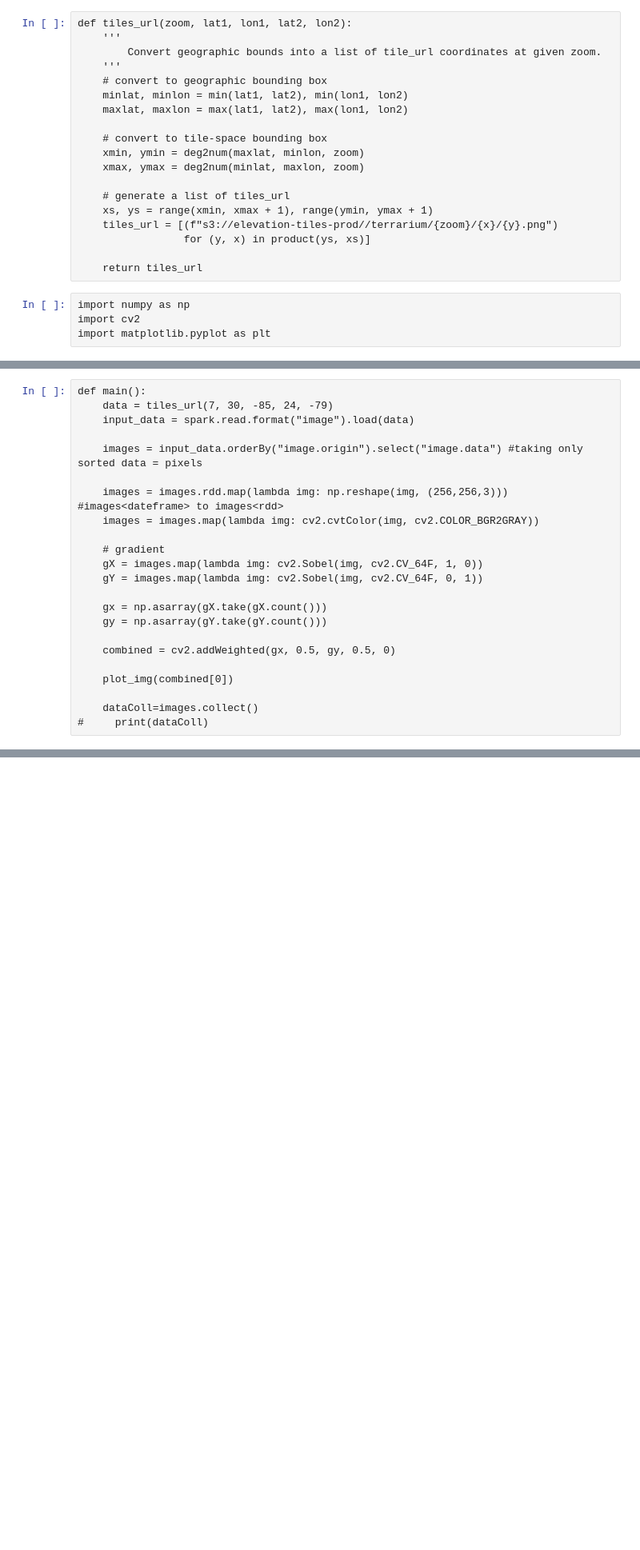
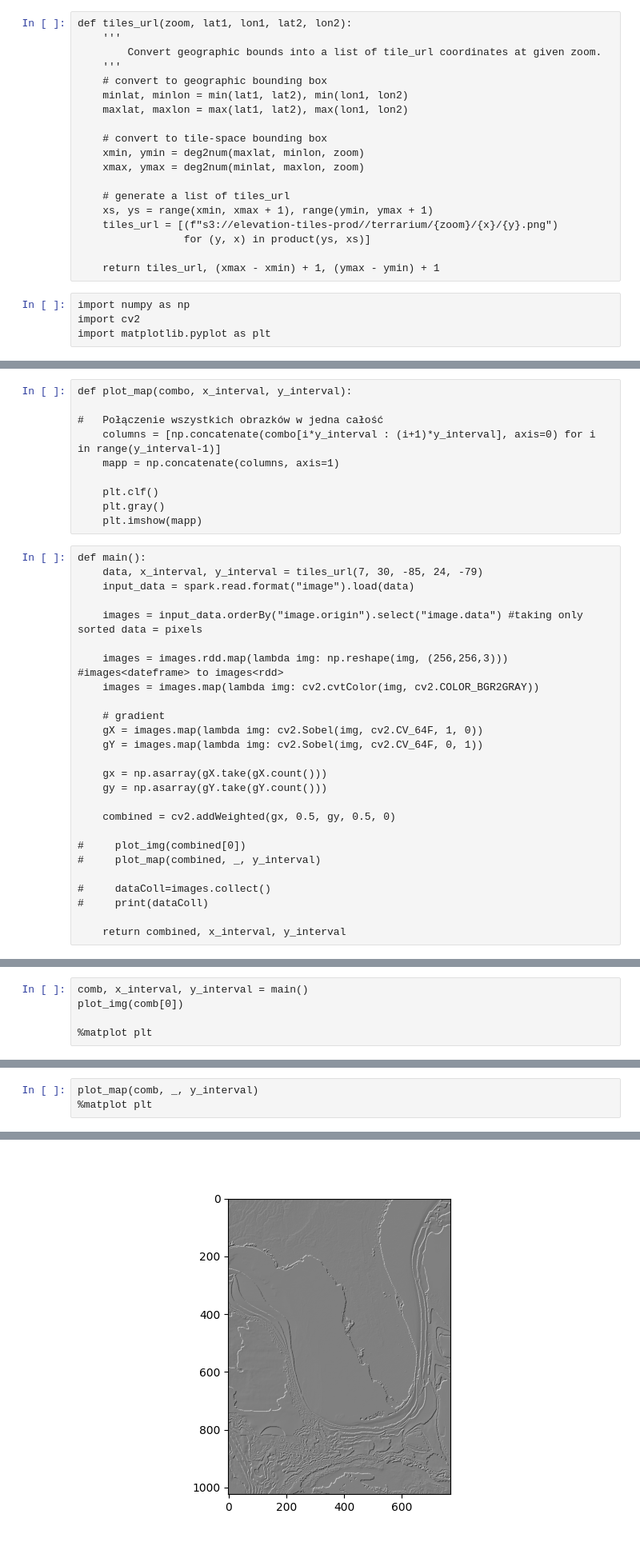
Before and after one commit to jwszol-classes/aseied-2022-skierkowski_szarecki, a Jupyter notebook: colab_notebook.ipynb, the cells around one changed output, grey strips where cells are left out. Shown: that part at 80% size. Saved outputs shown, nothing was run; the diff lists cells and outputs as text; blank space fills up the shorter version.

Commit message:
Adding building whole map from tiles

```diff
--- a/colab_notebook.ipynb
+++ b/colab_notebook.ipynb
@@ -45,7 +45,7 @@ def tiles_url(zoom, lat1, lon1, lat2, lon2):
     tiles_url = [(f"s3://elevation-tiles-prod//terrarium/{zoom}/{x}/{y}.png")
                  for (y, x) in product(ys, xs)]
 
-    return tiles_url
+    return tiles_url, (xmax - xmin) + 1, (ymax - ymin) + 1
 # %%
 import numpy as np
 import cv2
@@ -57,7 +57,17 @@ def plot_img(img):
     plt.imshow(img)
+# %%
+def plot_map(combo, x_interval, y_interval):
+
+#   Połączenie wszystkich obrazków w jedna całość
+    columns = [np.concatenate(combo[i*y_interval : (i+1)*y_interval], axis=0) for i in range(y_interval-1)]
+    mapp = np.concatenate(columns, axis=1)
+
+    plt.clf()
+    plt.gray()
+    plt.imshow(mapp)
 # %%
 def main():
-    data = tiles_url(7, 30, -85, 24, -79)
+    data, x_interval, y_interval = tiles_url(7, 30, -85, 24, -79)
     input_data = spark.read.format("image").load(data)
 
     images = input_data.orderBy("image.origin").select("image.data") #taking only sorted data = pixels
@@ -74,7 +84,10 @@ def main():
 
     combined = cv2.addWeighted(gx, 0.5, gy, 0.5, 0)
 
-    plot_img(combined[0])
+#     plot_img(combined[0])
+#     plot_map(combined, _, y_interval)
 
-    dataColl=images.collect()
+#     dataColl=images.collect()
 #     print(dataColl)
+
+    return combined, x_interval, y_interval
@@ -86,0 +94,5 @@ main()
+# %%
+comb, x_interval, y_interval = main()
+plot_img(comb[0])
+
+%matplot plt
@@ -86,0 +102,4 @@ main()
+# %%
+plot_map(comb, _, y_interval)
+%matplot plt
+# %% [output]
@@ -87,3 +107,4 @@ main()
+[figure, added]
 # %%
 # OrderBy Effect
 # y - increase first
```
Also changed, not shown: parts of 5 cells of this notebook.
